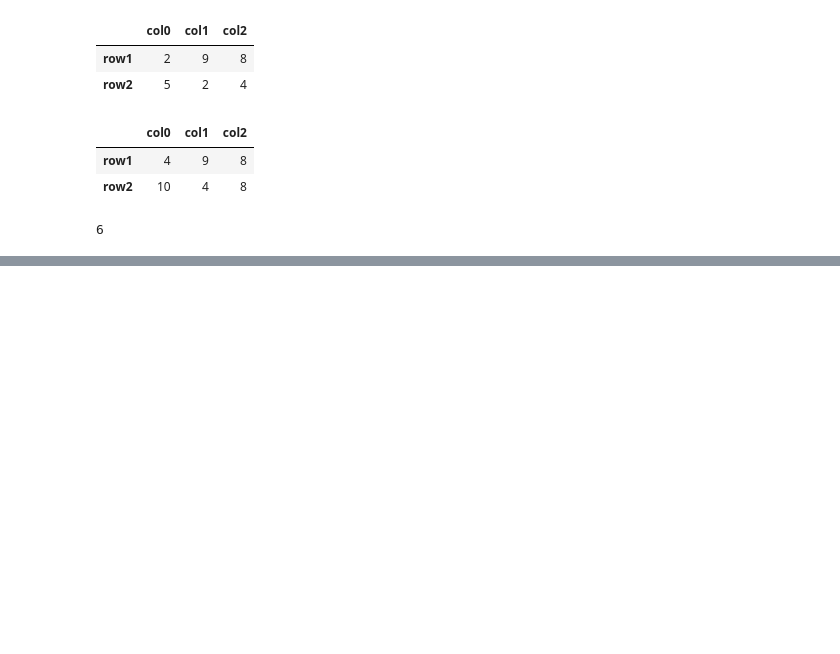
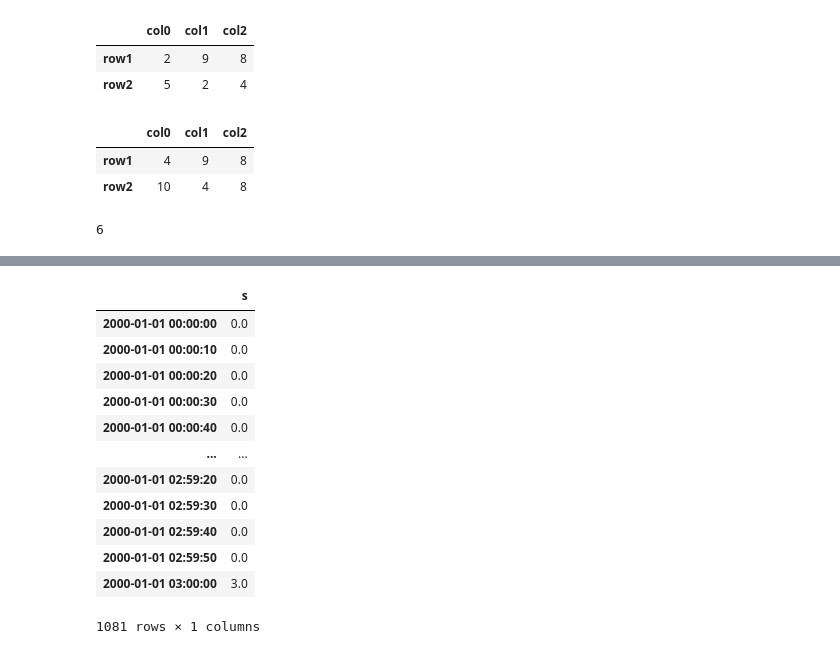
Before and after one commit to Junglepan/Pandas_Learning, a Jupyter notebook: DXWL_DATA/pandas_learning.ipynb, the cells around one changed output, grey strips where cells are left out. Drawn from its saved outputs; the diff is of its cells as text; code cells hidden in the pictures; blank space fills up the shorter version.

```diff
--- a/DXWL_DATA/pandas_learning.ipynb
+++ b/DXWL_DATA/pandas_learning.ipynb
@@ -512,0 +515,7 @@ pd.Series([1,5,5,7,6,5]).count()
+# %%
+import pandas as pd
+
+index = pd.date_range('1/1/2000', periods=4, freq='H')
+series = pd.Series([0.0, None, 2.0, 3.0], index=index)
+df = pd.DataFrame({'s': series})
+df
@@ -512,0 +528,16 @@ pd.Series([1,5,5,7,6,5]).count()
+# %%
+df.asfreq(freq = '10S',fill_value= 0)
+# %% [output]
+|  | s |
+| 2000-01-01 00:00:00 | 0.0 |
+| 2000-01-01 00:00:10 | 0.0 |
+| 2000-01-01 00:00:20 | 0.0 |
+| 2000-01-01 00:00:30 | 0.0 |
+| 2000-01-01 00:00:40 | 0.0 |
+| ... | ... |
+| 2000-01-01 02:59:20 | 0.0 |
+| 2000-01-01 02:59:30 | 0.0 |
+| 2000-01-01 02:59:40 | 0.0 |
+| 2000-01-01 02:59:50 | 0.0 |
+| 2000-01-01 03:00:00 | 3.0 |
+1081 rows × 1 columns
```
Also changed, not shown: parts of 6 cells of this notebook, 1 other file.
